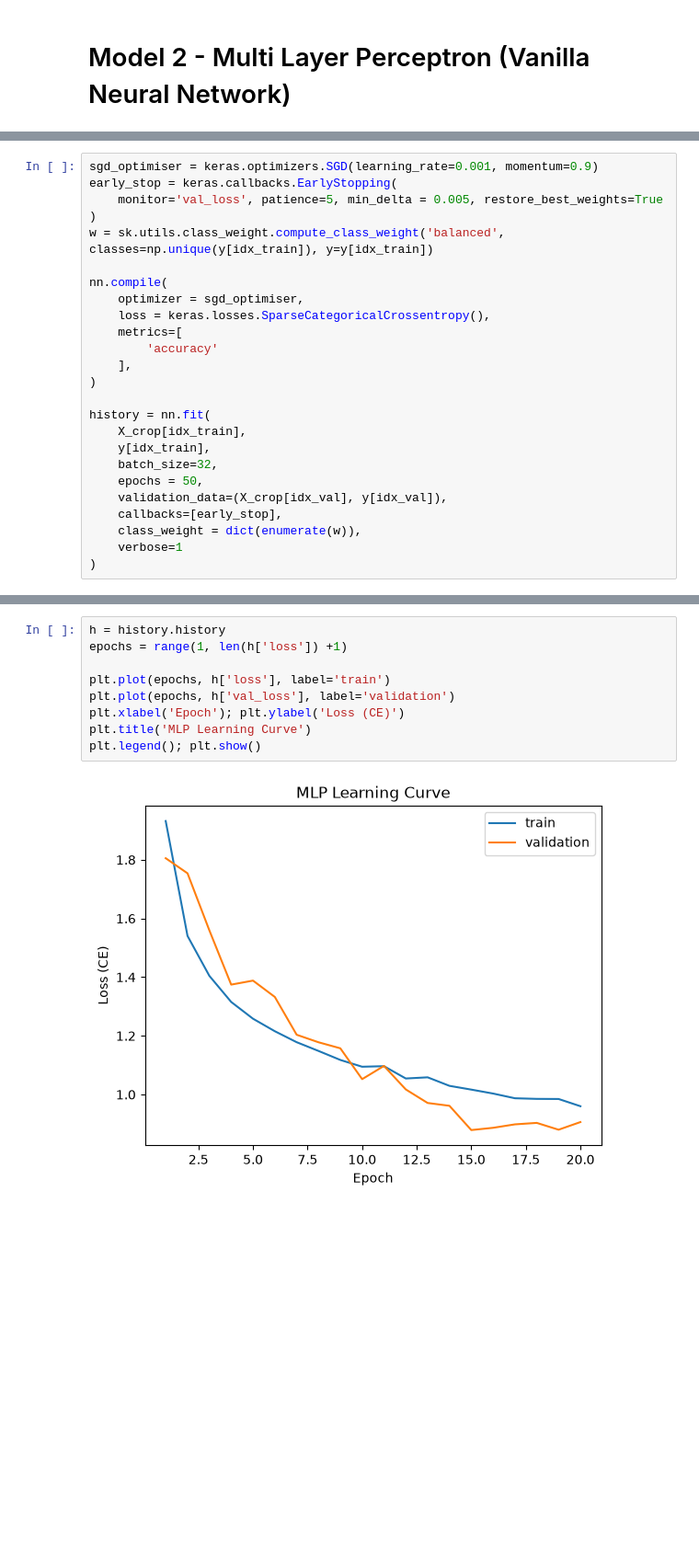
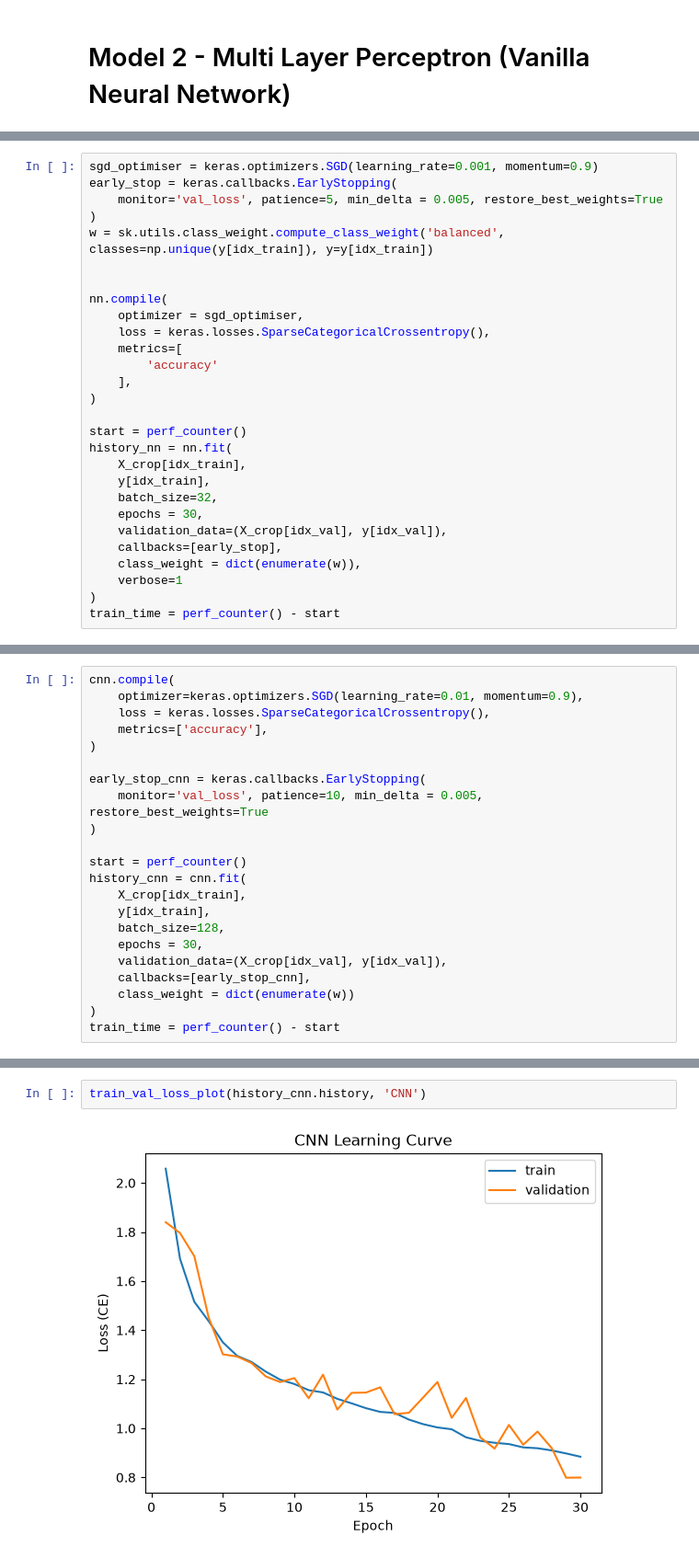
Before and after one commit to AyoubGutin/galaxy_classification, a Jupyter notebook: main.ipynb, the cells around one changed output, grey strips where cells are left out. Shown at 92% size. Drawn from its saved outputs; the diff is of its cells as text; blank space fills up the shorter version.

```diff
--- a/main.ipynb
+++ b/main.ipynb
@@ -502,6 +605,7 @@ early_stop = keras.callbacks.EarlyStopping(
     monitor='val_loss', patience=5, min_delta = 0.005, restore_best_weights=True
 )
 w = sk.utils.class_weight.compute_class_weight('balanced', classes=np.unique(y[idx_train]), y=y[idx_train])
+
 
 nn.compile(
     optimizer = sgd_optimiser,
@@ -511,14 +615,16 @@ nn.compile(
     ],
 )
 
-history = nn.fit(
+start = perf_counter()
+history_nn = nn.fit(
     X_crop[idx_train],
     y[idx_train],
     batch_size=32,
-    epochs = 50,
+    epochs = 30,
     validation_data=(X_crop[idx_val], y[idx_val]),
     callbacks=[early_stop],
     class_weight = dict(enumerate(w)),
     verbose=1
 )
+train_time = perf_counter() - start
 # %% [output]
@@ -638,0 +737,22 @@ KeyboardInterrupt:
+# %%
+cnn.compile(
+    optimizer=keras.optimizers.SGD(learning_rate=0.01, momentum=0.9),
+    loss = keras.losses.SparseCategoricalCrossentropy(),
+    metrics=['accuracy'],
+)
+
+early_stop_cnn = keras.callbacks.EarlyStopping(
+    monitor='val_loss', patience=10, min_delta = 0.005, restore_best_weights=True
+)
+
+start = perf_counter()
+history_cnn = cnn.fit(
+    X_crop[idx_train],
+    y[idx_train],
+    batch_size=128,
+    epochs = 30,
+    validation_data=(X_crop[idx_val], y[idx_val]),
+    callbacks=[early_stop_cnn],
+    class_weight = dict(enumerate(w))
+)
+train_time = perf_counter() - start
@@ -639,11 +815,4 @@ KeyboardInterrupt:
 # %%
-h = history.history
-epochs = range(1, len(h['loss']) +1)
-
-plt.plot(epochs, h['loss'], label='train')
-plt.plot(epochs, h['val_loss'], label='validation')
-plt.xlabel('Epoch'); plt.ylabel('Loss (CE)')
-plt.title('MLP Learning Curve')
-plt.legend(); plt.show()
+train_val_loss_plot(history_cnn.history, 'CNN')
 # %% [output]
-[figure, old version]
+[figure, new version]
```
Also changed, not shown: parts of 59 cells of this notebook.
